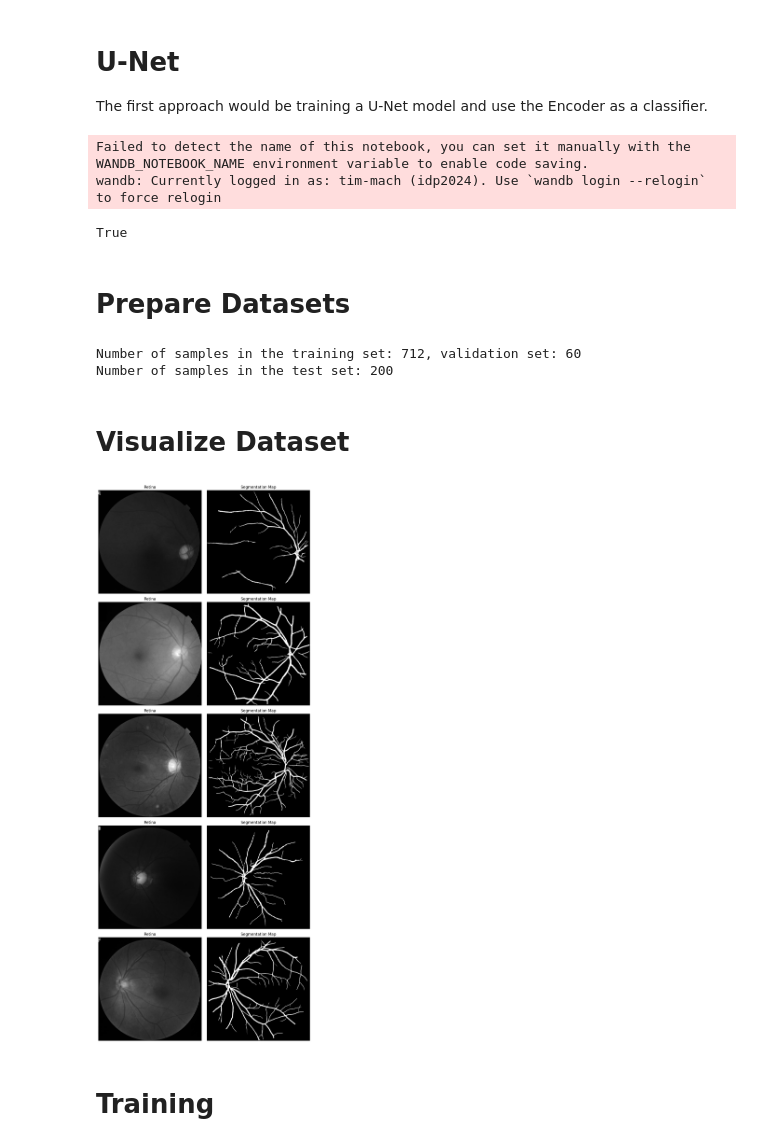
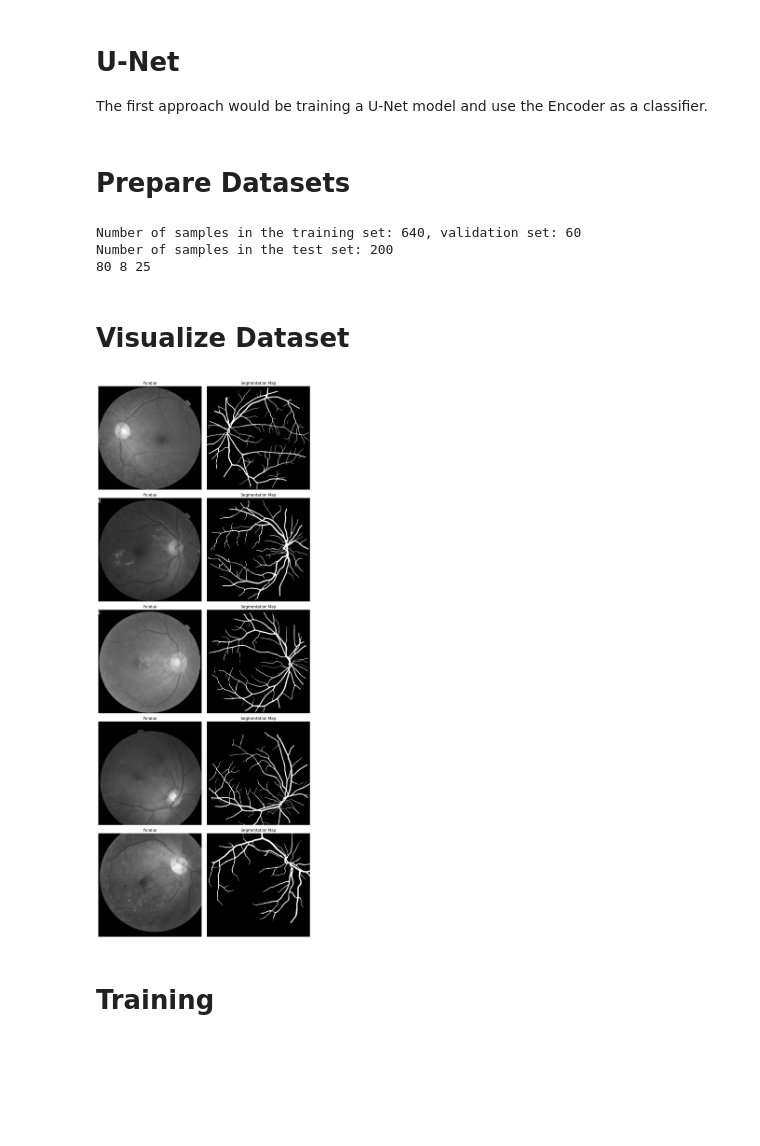
Before and after one commit to TimMachTUM/hsi-brain-segmentation, a Jupyter notebook: fundus-segmentation.ipynb, the cells around one changed output. Drawn from its saved outputs; the diff is of its cells as text; code cells hidden in the pictures; blank space fills up the shorter version.

Commit message:
adjusted jupyter notebook to before the crash

```diff
--- a/fundus-segmentation.ipynb
+++ b/fundus-segmentation.ipynb
@@ -14,10 +5,3 @@ The first approach would be training a U-Net model and use the Encoder as a clas
-# %%
-import wandb
-wandb.login()
-# %% [output]
-Failed to detect the name of this notebook, you can set it manually with the WANDB_NOTEBOOK_NAME environment variable to enable code saving.
-wandb: Currently logged in as: tim-mach (idp2024). Use `wandb login --relogin` to force relogin
-True
 # %% [markdown]
 # Prepare Datasets
 # %%
@@ -100,7 +84,7 @@ train_dataset = Subset(dataset, train_indices)
 val_dataset = Subset(dataset, val_indices)
 
 augmented_dataset = Subset(augmented_dataset, train_indices[:int(0.1 * len(train_indices))])
-random_crop_dataset = Subset(random_crop_dataset, train_indices[:int(0.2 * len(train_indices))])
+random_crop_dataset = Subset(random_crop_dataset, train_indices[:int(0.1 * len(train_indices))])
 
 train_dataset = ConcatDataset([train_dataset, random_crop_dataset, augmented_dataset])
 print(f'Number of samples in the training set: {len(train_dataset)}, validation set: {len(val_dataset)}')
@@ -112,40 +96,41 @@ testloader = DataLoader(testset, batch_size=8, shuffle=False, num_workers=8)
 
 print(len(trainloader), len(validationloader), len(testloader))
 # %% [output]
-Number of samples in the training set: 712, validation set: 60
+Number of samples in the training set: 640, validation set: 60
 Number of samples in the test set: 200
+80 8 25
 # %% [markdown]
 # Visualize Dataset
 # %%
 import matplotlib.pyplot as plt
 
 def show_images(images, labels, num_images=5):
     fig, axs = plt.subplots(nrows=num_images, ncols=2, figsize=(10, num_images * 5))
     for i in range(num_images):
         img = images[i].numpy().transpose((1, 2, 0))  # Convert from PyTorch tensor format and channel first to channel last
         lbl = labels[i].numpy().squeeze()            # Remove extra dimensions
 
         if num_images == 1:
             ax_img = axs[0]
             ax_lbl = axs[1]
         else:
             ax_img = axs[i, 0]
             ax_lbl = axs[i, 1]
 
         ax_img.imshow(img, cmap='gray')
         ax_img.set_title('Fundus')
         ax_img.axis('off')
 
         ax_lbl.imshow(lbl, cmap='gray')
         ax_lbl.set_title('Segmentation Map')
         ax_lbl.axis('off')
 
     plt.tight_layout()
     plt.show()
 
-show_images(*zip(*[dataset[i] for i in range(5)]))
+show_images(*zip(*[augmented_dataset[i] for i in range(5)]))
 # %% [output]
-[figure, old version]
+[figure, new version]
 # %% [markdown]
 # Training
 # %%
```
Also changed, not shown: parts of 2 cells of this notebook.
